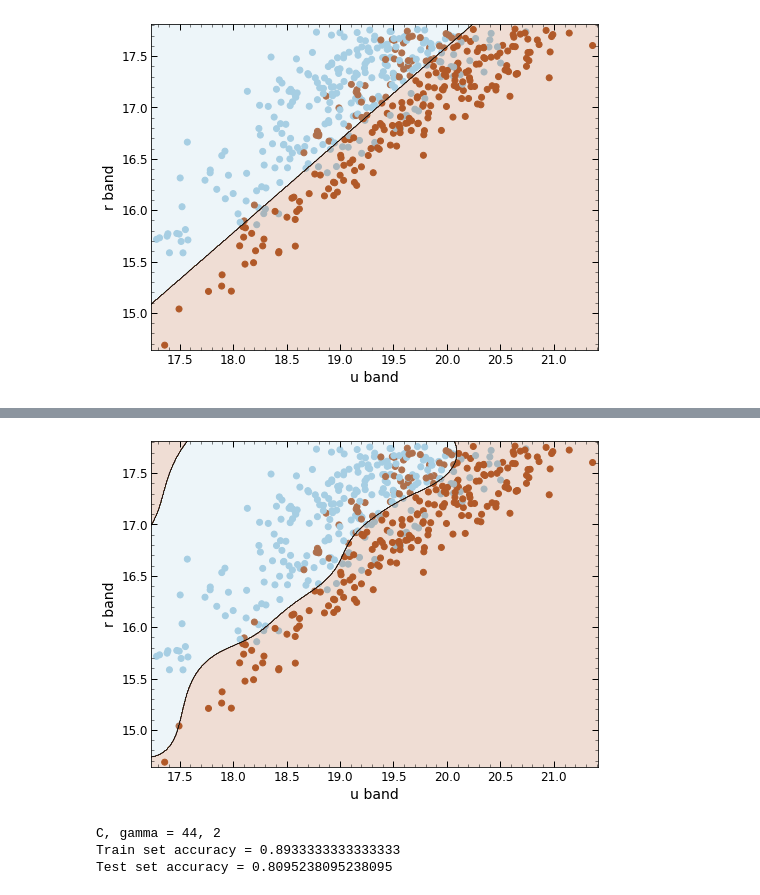
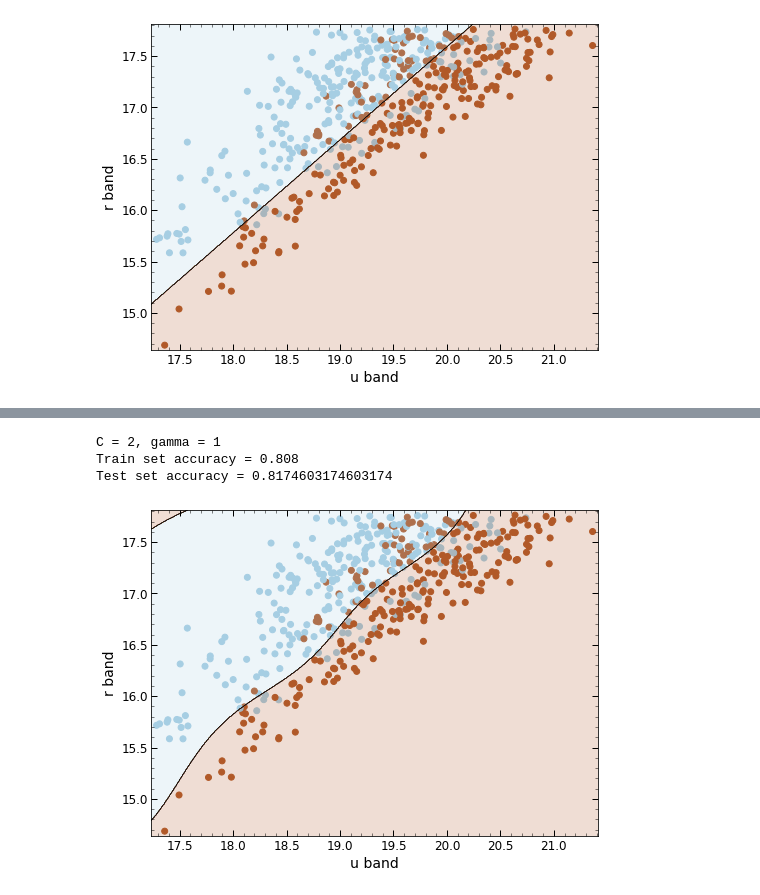
Before and after one commit to supakarn-t/Classify-Galaxy-by-SVM, a Jupyter notebook: SDSS_DR16_SVM_2band.ipynb, the cells around one changed output, grey strips where cells are left out. Drawn from its saved outputs; the diff is of its cells as text; code cells hidden in the pictures.

```diff
--- a/SDSS_DR16_SVM.ipynb
+++ b/SDSS_DR16_SVM_2band.ipynb
@@ -126,4 +117,0 @@ Test set accuracy = 0.8095238095238095
-# %%
-plot_decision_boundary(clf_rbfSVC, ur, y)
-# %% [output]
-[figure, removed]
@@ -144,14 +118,43 @@ for i, C in enumerate(range(1, 100, 1)):
-# %%
-POS = 3
-ans_max = (0, 0, 0, 0)
-for ans in ans_list:
-    if ans_max[POS] < ans[POS]:
-        ans_max = ans
-
-print("C, gamma = " + str(ans_max[0]) + ", " + str(ans_max[1]))
-print("Train set accuracy = " + str(ans_max[2]))
-print("Test set accuracy = " + str(ans_max[3]))
-# %% [output]
-C, gamma = 44, 2
-Train set accuracy = 0.8933333333333333
-Test set accuracy = 0.8095238095238095
+# %%
+# Model 2: RBF Kernel loop version
+C_list = range(1, 51, 1)
+gamma_list = range(1, 11, 1)
+
+
+def rbf_svc_loop(X_train, X_test, y_train, y_test, C_list, gamma_list):
+    rbf_list = []
+
+    for C in C_list:
+        for gamma in gamma_list:
+            clf_rbfSVC = Pipeline(
+                [("rbf_svc", SVC(kernel="rbf", C=C, gamma=gamma, max_iter=10000))])
+
+            clf_rbfSVC.fit(X_train, y_train)
+
+            train = clf_rbfSVC.score(X_train, y_train)
+            test = clf_rbfSVC.score(X_test, y_test)
+            rbf_list += [(C, gamma, train, test)]
+
+    POS = 3
+    rbf_max = (0, 0, 0, 0)
+    for rbf in rbf_list:
+        if rbf_max[POS] < rbf[POS]:
+            rbf_max = rbf
+
+    C_max = rbf_max[0]
+    gamma_max = rbf_max[1]
+    train_max = rbf_max[2]
+    test_max = rbf_max[3]
+
+    return C_max, gamma_max, train_max, test_max
+
+
+C_max, gamma_max, train_max, test_max = rbf_svc_loop(
+    X_train, X_test, y_train, y_test, C_list, gamma_list)
+# %%
+rbf_svc(X_train, X_test, y_train, y_test, C_max, gamma_max, ur)
+# %% [output]
+C = 2, gamma = 1
+Train set accuracy = 0.808
+Test set accuracy = 0.8174603174603174
+[figure, added]
```
Also changed, not shown: parts of 4 cells of this notebook.
